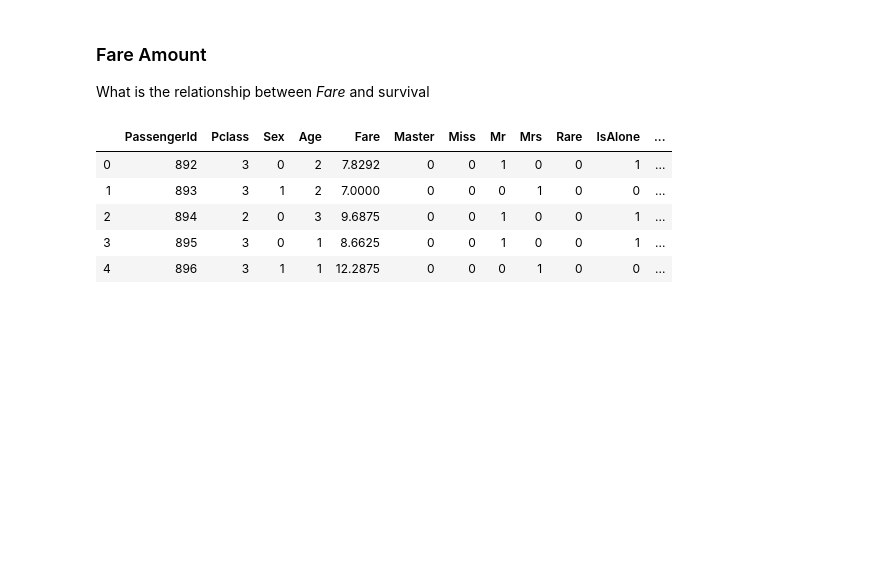
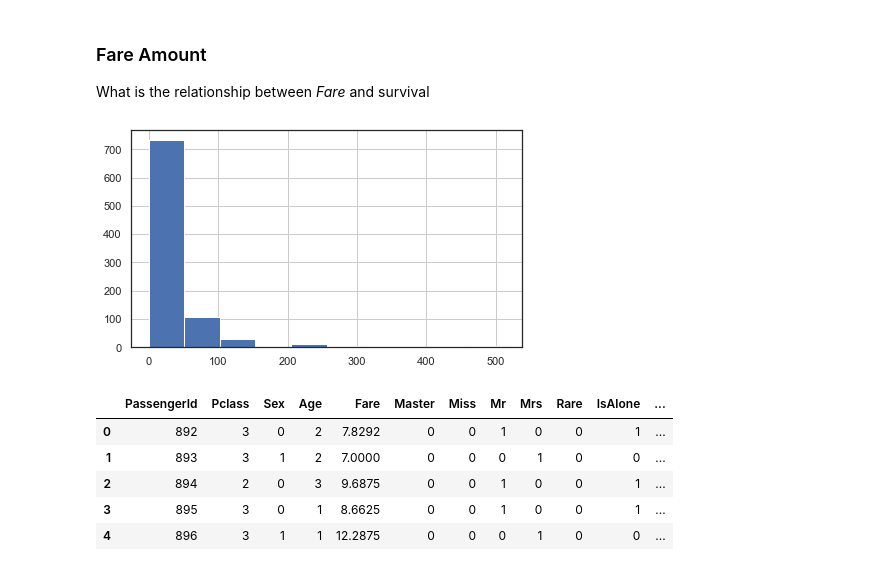
Before and after one commit to afo/data-x_prague, a Jupyter notebook: 04-tools-prediction-titanic/titanic.ipynb, the cells around one changed output. Cells and saved outputs as stored; diff of their text form; code cells hidden in the pictures; blank space fills up the shorter version.

```diff
--- a/04-tools-prediction-titanic/titanic.ipynb
+++ b/04-tools-prediction-titanic/titanic.ipynb
@@ -807,6 +867,10 @@ for dataset in combine:
 # %% [markdown]
 ### Fare Amount
 What is the relationship between _Fare_ and survival
+# %%
+train_df['Fare'].hist(figsize=(7,4));
+# %% [output]
+[figure, added]
 # %%
 # Fill the NA values in the Fares column with the median
 
```
Also changed, not shown: parts of 46 cells of this notebook, 1 other file.
